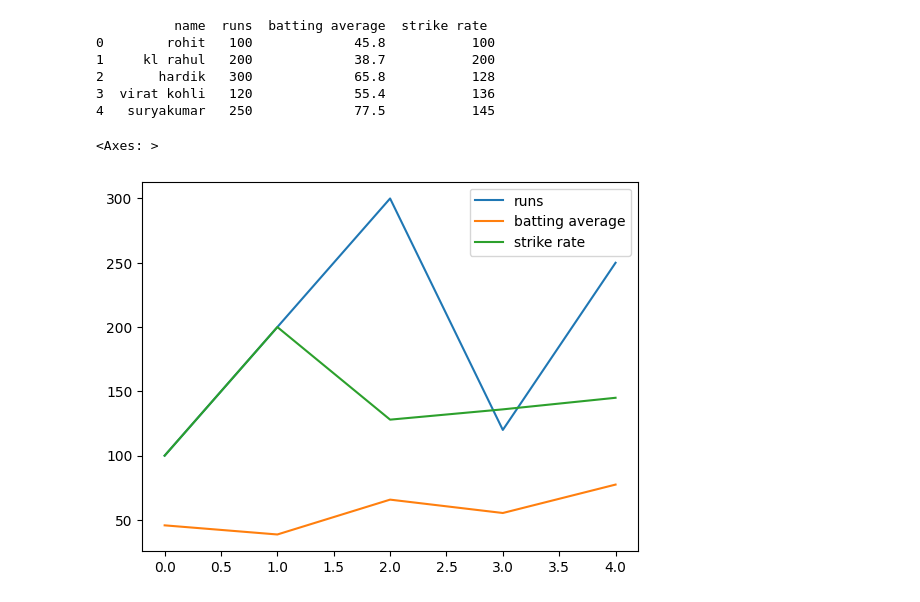
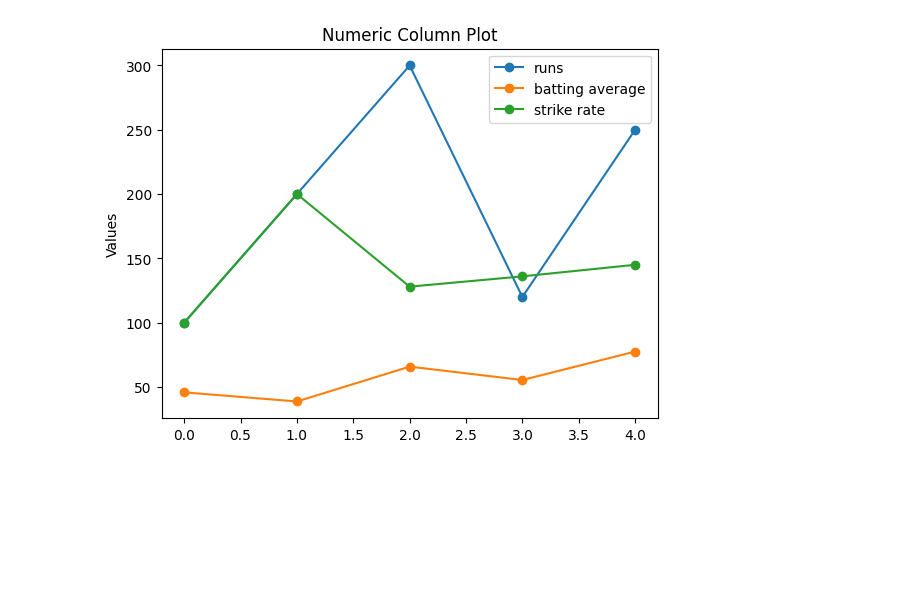
Before and after one commit to NaveenGumaste/Python-ML, a Jupyter notebook: task 1.ipynb, the cells around one changed output. Cells and saved outputs as stored; diff of their text form; code cells hidden in the pictures; blank space fills up the shorter version.

```diff
--- a/task 1.ipynb
+++ b/task 1.ipynb
@@ -1,17 +1,13 @@
 # %%
 import pandas as pd
 import matplotlib.pyplot as plt
-data=pd.read_csv('task1.csv')
-print(data)
-data.plot()
+data = pd.read_csv('task1.csv')
+numeric_columns = ["runs", "batting average", "strike rate"]
+data[numeric_columns].plot(marker='o')
+plt.ylabel('Values')
+plt.title('Numeric Column Plot')
+plt.show()
 # %% [output]
-          name  runs  batting average  strike rate
-0        rohit   100             45.8           100
-1     kl rahul   200             38.7           200
-2       hardik   300             65.8           128
-3  virat kohli   120             55.4           136
-4   suryakumar   250             77.5           145
-<Axes: >
-[figure, old version]
+[figure, new version]
 # %%
 import pandas as pd
```
Also changed, not shown: parts of 7 cells of this notebook.
